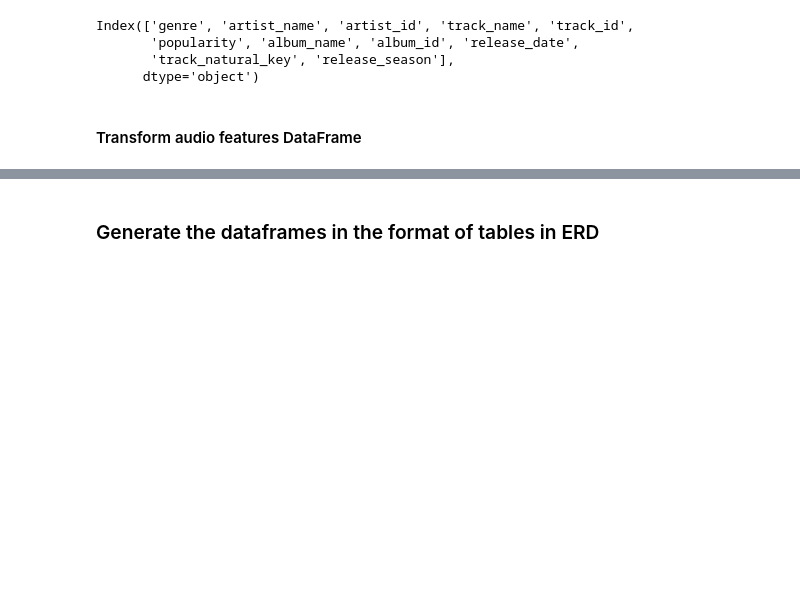
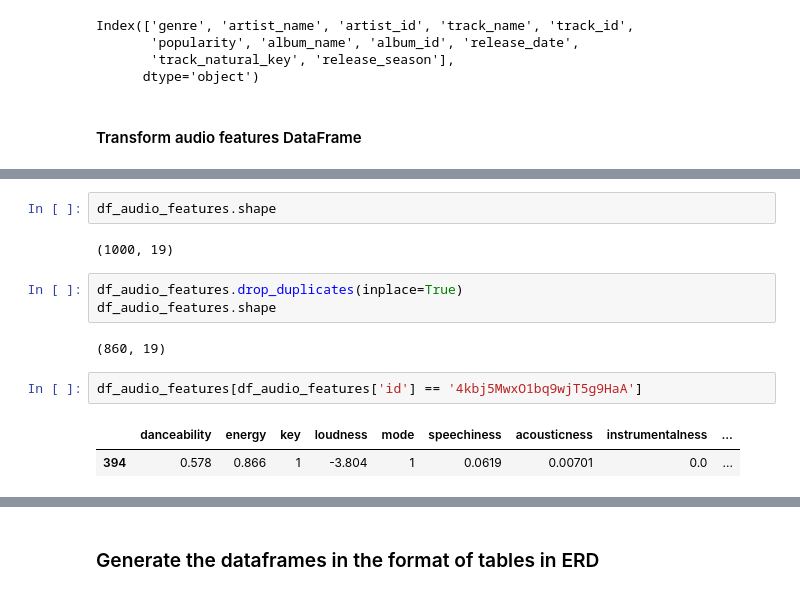
Before and after one commit to SOKAJ-7/M20---Group_11_Project, a Jupyter notebook: data_retrieval_using_Spotipy.ipynb, the cells around one changed output, grey strips where cells are left out. Drawn from its saved outputs; the diff is of its cells as text; blank space fills up the shorter version.

Commit message:
fixed issue where records duplicated after merge by dropping duplicates in audio features dataframe

```diff
--- a/data_retrieval_using_Spotipy.ipynb
+++ b/data_retrieval_using_Spotipy.ipynb
@@ -429,0 +367,14 @@ dtype: object
+# %%
+df_audio_features.shape
+# %% [output]
+(1000, 19)
+# %%
+df_audio_features.drop_duplicates(inplace=True)
+df_audio_features.shape
+# %% [output]
+(860, 19)
+# %%
+df_audio_features[df_audio_features['id'] == '4kbj5MwxO1bq9wjT5g9HaA']
+# %% [output]
+|  | danceability | energy | key | loudness | mode | speechiness | acousticness | instrumentalness | ... |
+| 394 | 0.578 | 0.866 | 1 | -3.804 | 1 | 0.0619 | 0.00701 | 0.0 | ... |
```
Also changed, not shown: parts of 37 cells of this notebook.
